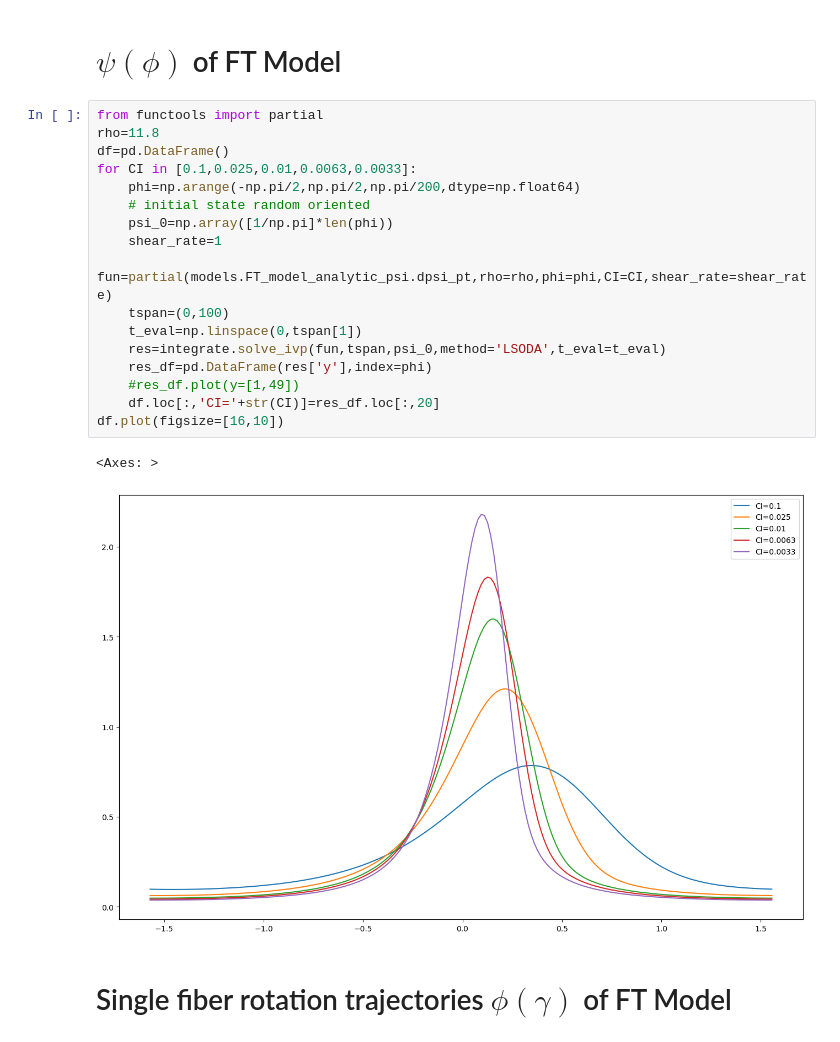
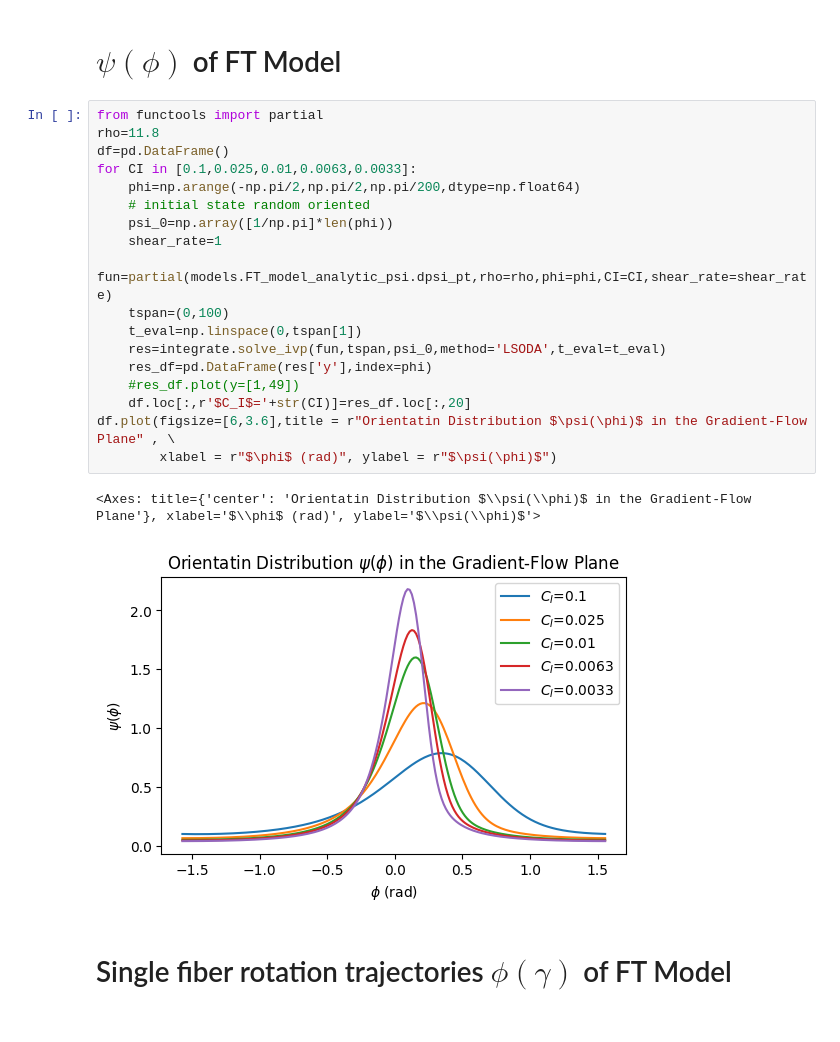
Before and after one commit to libenke/FiberRheoModels, a Jupyter notebook: demo_Tensor Method_FT Model Cal Fiber's Trajectory.ipynb, the cells around one changed output. Cells and saved outputs as stored; diff of their text form.

```diff
--- a/demo_Tensor Method_FT Model Cal Fiber's Trajectory.ipynb
+++ b/demo_Tensor Method_FT Model Cal Fiber's Trajectory.ipynb
@@ -12,23 +12,24 @@ import models
 # %%
 from functools import partial
 rho=11.8
 df=pd.DataFrame()
 for CI in [0.1,0.025,0.01,0.0063,0.0033]:
     phi=np.arange(-np.pi/2,np.pi/2,np.pi/200,dtype=np.float64)
     # initial state random oriented
     psi_0=np.array([1/np.pi]*len(phi))
     shear_rate=1
     fun=partial(models.FT_model_analytic_psi.dpsi_pt,rho=rho,phi=phi,CI=CI,shear_rate=shear_rate)
     tspan=(0,100)
     t_eval=np.linspace(0,tspan[1])
     res=integrate.solve_ivp(fun,tspan,psi_0,method='LSODA',t_eval=t_eval)
     res_df=pd.DataFrame(res['y'],index=phi)
     #res_df.plot(y=[1,49])
-    df.loc[:,'CI='+str(CI)]=res_df.loc[:,20]
-df.plot(figsize=[16,10])
+    df.loc[:,r'$C_I$='+str(CI)]=res_df.loc[:,20]
+df.plot(figsize=[6,3.6],title = r"Orientatin Distribution $\psi(\phi)$ in the Gradient-Flow Plane" , \
+        xlabel = r"$\phi$ (rad)", ylabel = r"$\psi(\phi)$")
 # %% [output]
-<Axes: >
+<Axes: title={'center': 'Orientatin Distribution $\\psi(\\phi)$ in the Gradient-Flow Plane'}, xlabel='$\\phi$ (rad)', ylabel='$\\psi(\\phi)$'>
-[figure, old version]
+[figure, new version]
 # %% [markdown]
 # Single fiber rotation trajectories $\phi(\gamma)$ of FT Model
 # %%
```
Also changed, not shown: parts of 1 cell of this notebook, 9 other files.
